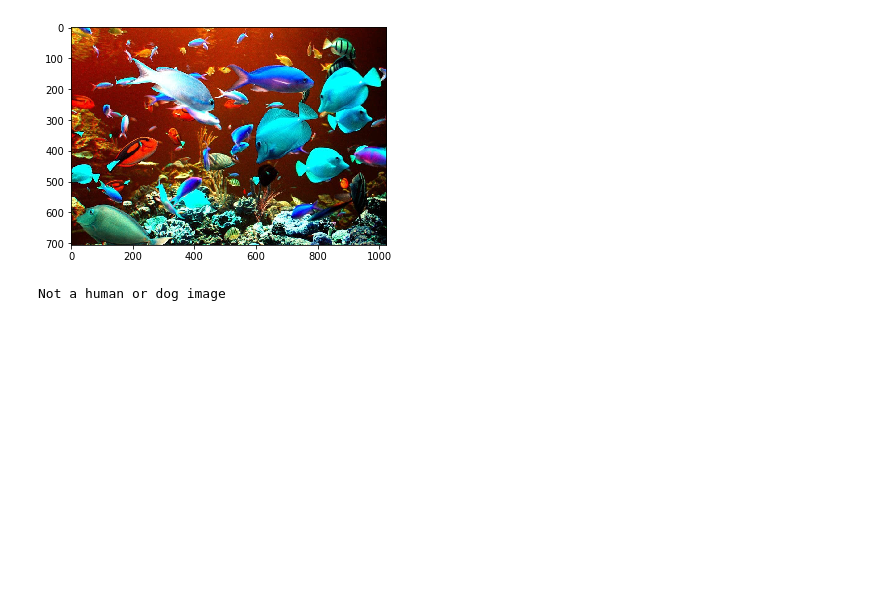
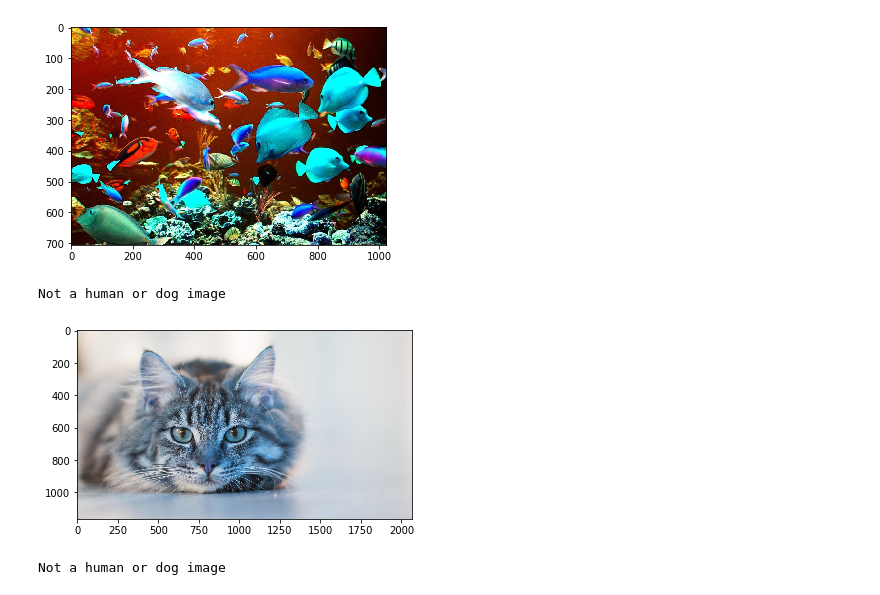
Before and after one commit to AnnoyinSamurai/dog-project, a Jupyter notebook: dog_app.ipynb, the cells around one changed output. Saved outputs shown, nothing was run; the diff lists cells and outputs as text; code cells hidden in the pictures; blank space fills up the shorter version.

```diff
--- a/dog_app.ipynb
+++ b/dog_app.ipynb
@@ -788,3 +826,8 @@ dog_breed_predictor('test_images/fishes.jpg')
 # %% [output]
 [figure]
 Not a human or dog image
+# %%
+dog_breed_predictor('test_images/cat.jpg')
+# %% [output]
+[figure, added]
+Not a human or dog image
```
Also changed, not shown: parts of 17 cells of this notebook, 2 other files.
